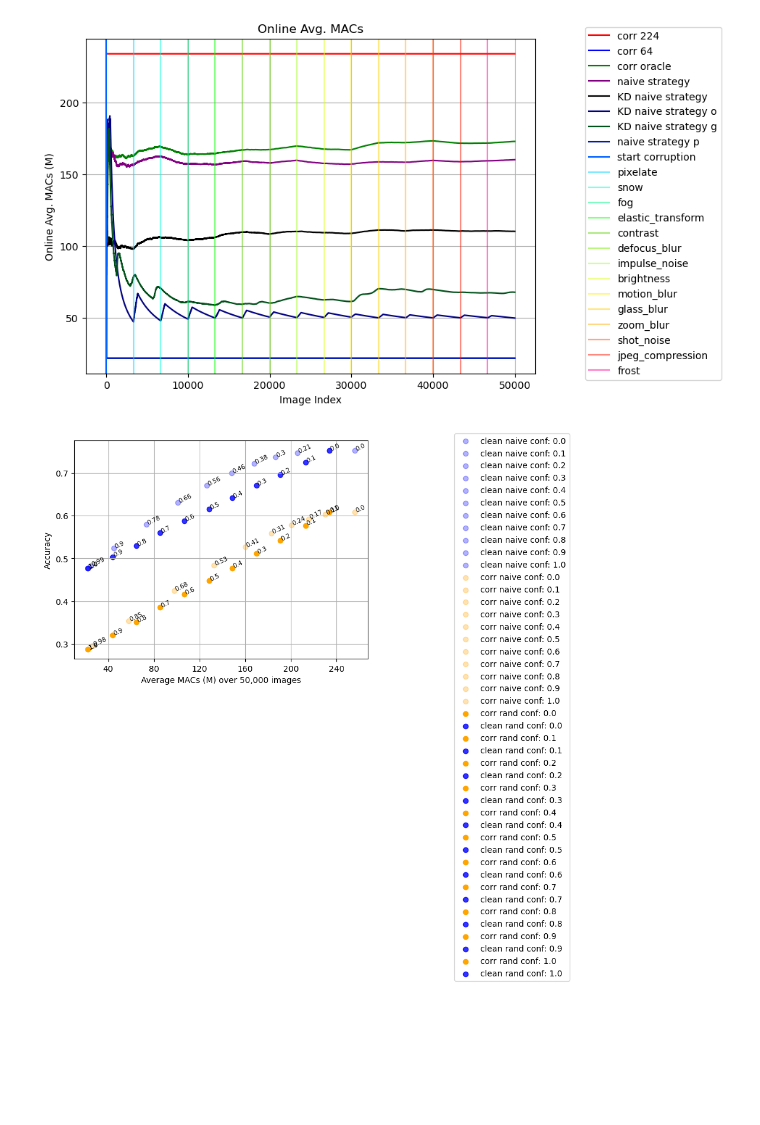
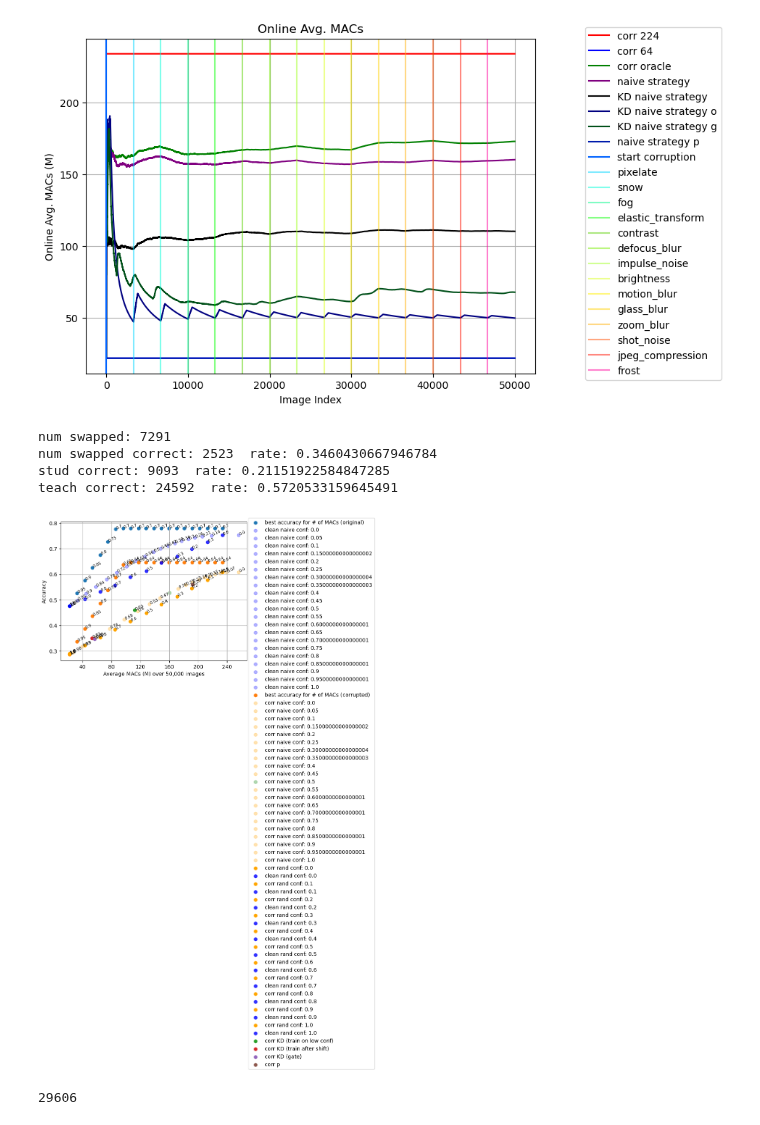
Before and after one commit to Geffen-Cooper/continual_learning_playground, a Jupyter notebook: src/test_time_kd/test_corruptions.ipynb, the cells around one changed output. Drawn from its saved outputs; the diff is of its cells as text; code cells hidden in the pictures; blank space fills up the shorter version.

```diff
--- a/src/test_time_kd/test_corruptions.ipynb
+++ b/src/test_time_kd/test_corruptions.ipynb
@@ -1137,7 +1224,7 @@ plt.legend()
 # %%
 min_ops = 22*50000
 max_ops = (234)*50000
-ops = np.linspace(min_ops,max_ops,20)
+ops = np.linspace(min_ops,max_ops,21)
 accs = []
 effs = []
 for o in ops:
@@ -1236,0 +1438,7 @@ for i, txt in enumerate(effs2):
+# %%
+all_confs = torch.vstack((corr_confidences[0],corr_confidences[1],corr_confidences[2],corr_confidences[3]))
+all_results = torch.vstack((corr_results[0],corr_results[1],corr_results[2],corr_results[3]))
+ms = all_confs.argmax(dim=0)
+correct = 0
+for i in range(750000):
+    correct += all_results[ms[i],i]
@@ -1245,7 +1555,7 @@ corr_online_efficiency64 = []
 corr_online_ops = []
 corr_online_ops64 = []
 
-corr_policies = [0.0,0.1,0.2,0.3,0.4,0.5,0.6,0.7,0.8,0.9,1.0]
+corr_policies = np.linspace(0,1,21)
 corr_naive_online_acc = [[] for p in range(len(corr_policies))]
 corr_naive_efficiency = [[] for p in range(len(corr_policies))]
 corr_naive_ops = [[] for p in range(len(corr_policies))]
@@ -1663,6 +1973,8 @@ model64_KD_o = copy.deepcopy(model64)
 model64_KD_o.eval()
 model64_KD_g = copy.deepcopy(model64)
 model64_KD_g.eval()
+model64_p = copy.deepcopy(model64)
+model64_p.eval()
 # # freeze parameters other than last layer
 # for i,c in enumerate(model64_KD.children()):
 #     if i == 2:
@@ -1678,6 +1990,7 @@ model64_KD_g.eval()
 # register forward hook to get embedding output
 # activationT = {}
 activationS = {}
+activationSp = {}
 # def get_activationT(name):
 #     def hook(model, input, output):
 #         activationT[name] = output.detach()
@@ -1686,12 +1999,17 @@ def get_activationS(name):
     def hook(model, input, output):
         activationS[name] = output.detach()
     return hook
+def get_activationSp(name):
+    def hook(model, input, output):
+        activationSp[name] = output.detach()
+    return hook
 
 # get the activations
 model.eval()
 # model64.eval()
 # model.classifier[0].register_forward_hook(get_activationT('emb'))
 model64_KD_g.classifier[0].register_forward_hook(get_activationS('emb'))
+model64_p.classifier[0].register_forward_hook(get_activationSp('emb'))
 # class_means = torch.zeros((1000,1280))
 # class_counts = torch.ones(1000)
 # class_offset_means = torch.zeros((1000,1280))
@@ -2442,3 +2958,13 @@ plt.grid()
+# %%
+print("num swapped:",num_rob)
+print("num swapped correct:",num_rob_correct, " rate:",num_rob_correct/num_rob)
+print("stud correct:",_5_correct64, " rate:",_5_correct64/corr_num_train_p)
+print("teach correct:",_5_correct, " rate:",_5_correct/corr_num_train_p)
+# %% [output]
+num swapped: 7291
+num swapped correct: 2523  rate: 0.3460430667946784
+stud correct: 9093  rate: 0.21151922584847285
+teach correct: 24592  rate: 0.5720533159645491
 # %%
 accs2 = [acc/50000 for acc in accs]
 corr_accs2 = [acc/50000 for acc in corr_accs]
@@ -2447,21 +2973,24 @@ fig,ax1 = plt.subplots()
 # ax1.scatter(clean_online_ops64[-1]*50000,clean_online_acc64[-1],label = "clean 64")
 # ax1.annotate(round(clean_online_efficiency64[-1],2),(clean_online_ops64[-1]*50000,clean_online_acc64[-1]-.02),rotation=0, size=7.5)
 
-# ax1.scatter(ops,accs2,label="best accuracy for # of MACs (original)")
+ax1.scatter(ops,accs2,label="best accuracy for # of MACs (original)")
 for i,p in enumerate(policies):
     ax1.scatter(clean_naive_ops[i][-1]*50000,clean_naive_online_acc[i][-1],label = "clean naive conf: "+str(p),c="blue",alpha=0.3)
     ax1.annotate(round(clean_naive_efficiency[i][-1],2),(clean_naive_ops[i][-1]*50000,clean_naive_online_acc[i][-1]),rotation=25, size=7.5)
 
-# ax1.scatter(ops,corr_accs2,label="best accuracy for # of MACs (corrupted)")
+ax1.scatter(ops,corr_accs2,label="best accuracy for # of MACs (corrupted)")
 for i,p in enumerate(corr_policies):
-    ax1.scatter(corr_naive_ops[i][-1]*50000,corr_naive_online_acc[i][-1],label = "corr naive conf: "+str(p),c="orange",alpha=0.3)
-    ax1.annotate(round(corr_naive_efficiency[i][-1],2),(corr_naive_ops[i][-1]*50000,corr_naive_online_acc[i][-1]),rotation=25, size=7.5)
+    if p == 0.5:
+        ax1.scatter(corr_naive_ops[i][-1]*50000,corr_naive_online_acc[i][-1],label = "corr naive conf: "+str(p),c="green",alpha=0.3)
+    else:
+        ax1.scatter(corr_naive_ops[i][-1]*50000,corr_naive_online_acc[i][-1],label = "corr naive conf: "+str(p),c="orange",alpha=0.3)
+        ax1.annotate(round(corr_naive_efficiency[i][-1],2),(corr_naive_ops[i][-1]*50000,corr_naive_online_acc[i][-1]),rotation=25, size=7.5)
 
-# effs2 = [round(eff,2) for eff in effs]
-# corr_effs2 = [round(corr_eff,2) for corr_eff in corr_effs]
-# for i, txt in enumerate(effs2):
-#     ax1.annotate(txt, ((ops)[i], accs2[i]),rotation=25, size=7.5)
-#     ax1.annotate(corr_effs2[i], ((ops)[i], corr_accs2[i]),rotation=25, size=7.5)
+effs2 = [round(eff,2) for eff in effs]
+corr_effs2 = [round(corr_eff,2) for corr_eff in corr_effs]
+for i, txt in enumerate(effs2):
+    ax1.annotate(txt, ((ops)[i], accs2[i]),rotation=25, size=7.5)
+    ax1.annotate(corr_effs2[i], ((ops)[i], corr_accs2[i]),rotation=25, size=7.5)
 
 for i,p in enumerate(rand_policies):
     ax1.scatter(corr_rand_ops[i][-1]*50000,corr_rand_online_acc[i][-1],label = "corr rand conf: "+str(p),c="orange",alpha=1)
@@ -2471,39 +3000,45 @@ for i,p in enumerate(rand_policies):
 
 # ax1.scatter(clean_online_ops[-1]*50000,clean_online_acc[-1],label = "clean 224")
 # ax1.annotate(round(clean_online_efficiency[-1],2),(clean_online_ops[-1]*50000,clean_online_acc[-1]),rotation=25, size=7.5)
 # ax1.scatter(corr_online_ops[-1]*50000,corr_online_acc[-1],label = "corr 224")
 # ax1.annotate(round(corr_online_efficiency[-1],2),(corr_online_ops[-1]*50000,corr_online_acc[-1]-.02),rotation=0, size=7.5)
 # ax1.scatter(corr_online_ops64[-1]*50000,corr_online_acc64[-1],label = "corr 64")
 # ax1.annotate(round(corr_online_efficiency64[-1],2),(corr_online_ops64[-1]*50000,corr_online_acc64[-1]-.02),rotation=0, size=7.5)
 
 # ax1.scatter(clean_oracle_ops[-1]*50000,clean_oracle_acc[-1],label="clean oracle",s=10)
 # ax1.annotate(round(clean_oracle_efficiency[-1],2),(clean_oracle_ops[-1]*50000,clean_oracle_acc[-1]-.02),rotation=-20, size=7.5)
 # ax1.scatter(corr_oracle_ops[-1]*50000,corr_oracle_acc[-1],label="corr oracle",s=10)
 # ax1.annotate(round(corr_oracle_efficiency[-1],2),(corr_oracle_ops[-1]*50000,corr_oracle_acc[-1]-.02),rotation=-20, size=7.5)
 
-# ax1.scatter(corr_online_ops_KD[-1]*50000,corr_online_acc_KD[-1],label = "corr KD (train on low conf)")
-# ax1.annotate(round(corr_online_efficiency_KD[-1],2),(corr_online_ops_KD[-1]*50000,corr_online_acc_KD[-1]),rotation=25, size=7.5)
-# ax1.scatter(corr_online_ops_KD_o[-1]*50000,corr_online_acc_KD_o[-1],label = "corr KD (train after shift)")
-# ax1.annotate(round(corr_online_efficiency_KD_o[-1],2),(corr_online_ops_KD_o[-1]*50000,corr_online_acc_KD_o[-1]),rotation=25, size=7.5)
-# ax1.scatter(corr_online_ops_KD_g[-1]*50000,corr_online_acc_KD_g[-1],label = "corr KD (gate)")
-# ax1.annotate(round(corr_online_efficiency_KD_g[-1],2),(corr_online_ops_KD_g[-1]*50000,corr_online_acc_KD_g[-1]),rotation=25, size=7.5)
-# ax1.scatter(corr_online_ops_p[-1]*50000,corr_online_acc_p[-1],label = "corr p")
-# ax1.annotate(round(corr_online_efficiency_p[-1],2),(corr_online_ops_p[-1]*50000,corr_online_acc_p[-1]),rotation=25, size=7.5)
+ax1.scatter(corr_online_ops_KD[-1]*50000,corr_online_acc_KD[-1],label = "corr KD (train on low conf)")
+ax1.annotate(round(corr_online_efficiency_KD[-1],2),(corr_online_ops_KD[-1]*50000,corr_online_acc_KD[-1]),rotation=25, size=7.5)
+ax1.scatter(corr_online_ops_KD_o[-1]*50000,corr_online_acc_KD_o[-1],label = "corr KD (train after shift)")
+ax1.annotate(round(corr_online_efficiency_KD_o[-1],2),(corr_online_ops_KD_o[-1]*50000,corr_online_acc_KD_o[-1]),rotation=25, size=7.5)
+ax1.scatter(corr_online_ops_KD_g[-1]*50000,corr_online_acc_KD_g[-1],label = "corr KD (gate)")
+ax1.annotate(round(corr_online_efficiency_KD_g[-1],2),(corr_online_ops_KD_g[-1]*50000,corr_online_acc_KD_g[-1]),rotation=25, size=7.5)
+ax1.scatter(corr_online_ops_p[-1]*50000,corr_online_acc_p[-1],label = "corr p")
+ax1.annotate(round(corr_online_efficiency_p[-1],2),(corr_online_ops_p[-1]*50000,corr_online_acc_p[-1]),rotation=25, size=7.5)
+# ax1.scatter(corr_online_ops_p2[-1]*50000,corr_online_acc_p2[-1],label = "corr p2")
+# ax1.annotate(round(corr_online_efficiency_p2[-1],2),(corr_online_ops_p2[-1]*50000,corr_online_acc_p2[-1]),rotation=25, size=7.5)
 
 # ax1.scatter(clean_naive_ops)
 # ax1.scatter(clean_naive_ops)
 # plt.scatter(clean_naive_efficiency[-1],clean_naive_online_acc[-1],label="naive",s=6)
 # plt.scatter(clean_oracle_efficiency[-1],clean_oracle_acc[-1],label="oracle",s=6)
 # plt.scatter(clean_online_efficiency[-1],clean_online_acc[-1],label="224",s=6)
 # plt.scatter(clean_online_efficiency64[-1],clean_online_acc64[-1],label="64",s=6,c='y')
 ax1.grid()
 ax1.set_xlabel("Average MACs (M) over 50,000 images")
 ax1.set_ylabel("Accuracy")
 ax1.legend(bbox_to_anchor=(1.7, 1.05))
 # ax1.set_ylim([0,1])
 
 import matplotlib.ticker as ticker
 ticks = ticker.FuncFormatter(lambda x, pos: '{0:g}'.format(x/50000))
 ax1.xaxis.set_major_formatter(ticks)
 # %% [output]
-[figure, old version]
+[figure, new version]
+# %%
+print(corr_num_train_p)
+# %% [output]
+29606
```
Also changed, not shown: parts of 21 cells of this notebook, 9 other files.
